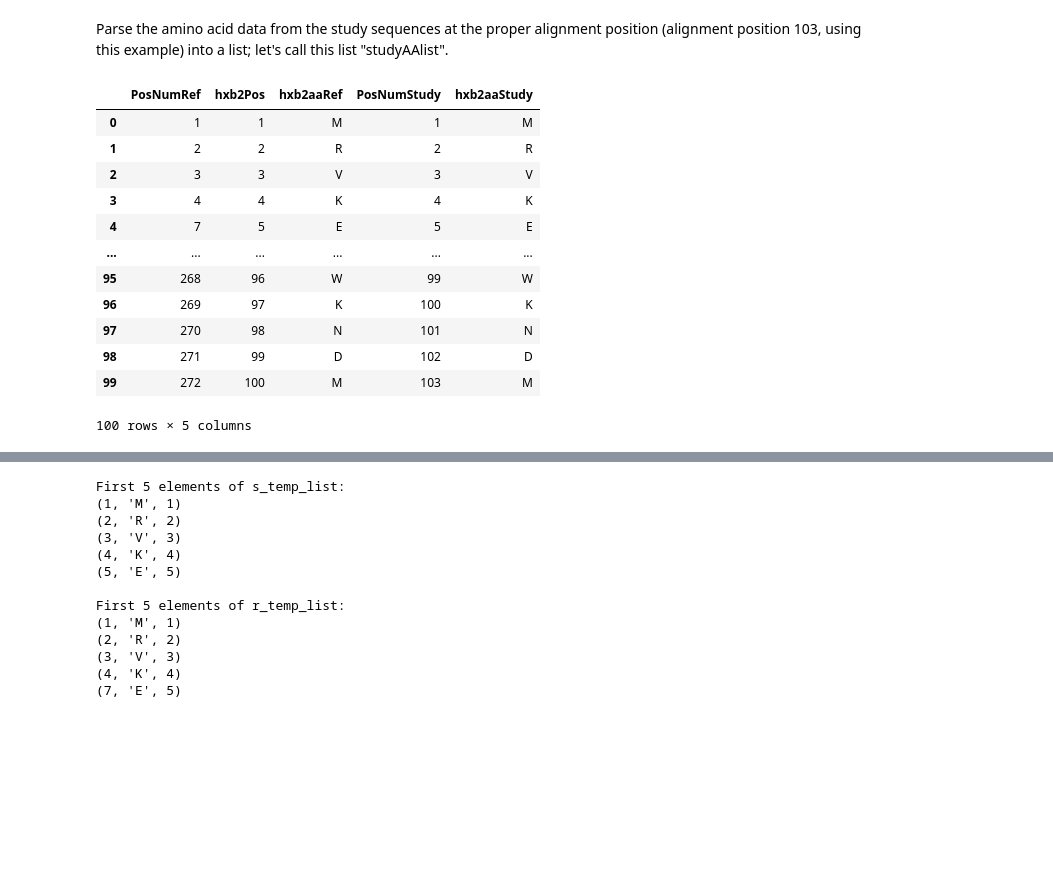
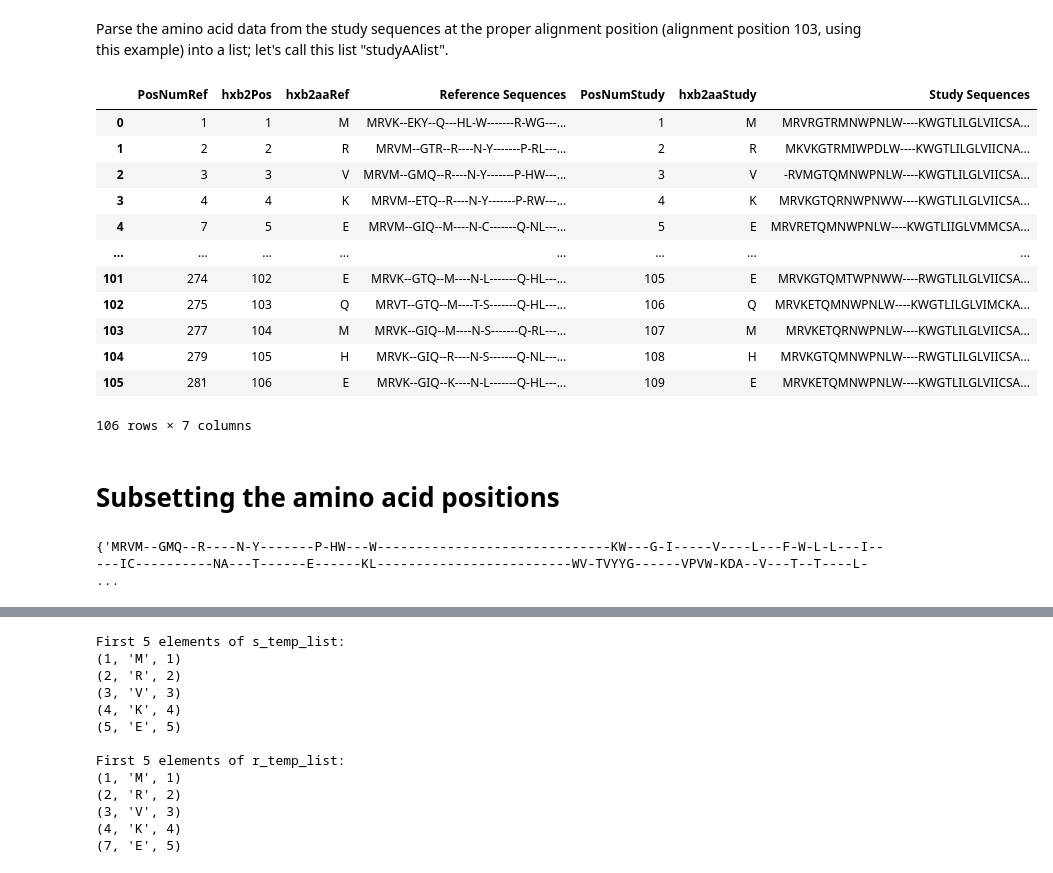
Before and after one commit to MarthinMandig/Fred_Hutch_HIV_Dump_Code, a Jupyter notebook: Fred_Hutch_RV144.ipynb, the cells around one changed output, grey strips where cells are left out. Cells and saved outputs as stored; diff of their text form; code cells hidden in the pictures; blank space fills up the shorter version.

```diff
--- a/Fred_Hutch_RV144.ipynb
+++ b/Fred_Hutch_RV144.ipynb
@@ -573,7 +574,7 @@ USMHRP_RV144_ref_seq_data = USMHRP_RV144_ref_seq_data.astype(str)
 
 ref_lanl_map = pd.read_csv("/Users/mmandig/Downloads/Fred Hutch HIV maps/lanl_env_aa_2022.map", sep="|")
 
-ref_lanl_map.insert(3, "Reference Sequence Data", USMHRP_RV144_ref_seq_data)
+ref_lanl_map.insert(3, "Reference Sequences", USMHRP_RV144_ref_seq_data)
 print(ref_lanl_map)
 
 ref_lanl_map['hxb2Pos'] = pd.to_numeric(ref_lanl_map['hxb2Pos'], errors='coerce')
@@ -650,30 +651,56 @@ Parse the amino acid data from the study sequences at the proper alignment posit
 # %%
 #CodeDump:
 
 AAlist = ref_lanl_map.merge(usmhrp_rv144_study_env_map, on= 'hxb2Pos', how='inner')
 
 
-AAlist = AAlist.drop(columns=['Reference Sequence Data', 'Study Sequences'])
+#AAlist = AAlist.drop(columns=['Reference Sequence Data', 'Study Sequences'])
 
 
 AAlist = AAlist.rename(columns={'posNum_x': 'PosNumRef', 'hxb2aa_y': 'hxb2aaStudy', 'hxb2aa_x': 'hxb2aaRef', 'posNum_y': 'PosNumStudy'})
 
 
 
 AAlist = pd.DataFrame(AAlist)
 
-AAlist[:100]
+AAlist
 # %% [output]
-|  | PosNumRef | hxb2Pos | hxb2aaRef | PosNumStudy | hxb2aaStudy |
-| 0 | 1 | 1 | M | 1 | M |
-| 1 | 2 | 2 | R | 2 | R |
-| 2 | 3 | 3 | V | 3 | V |
-| 3 | 4 | 4 | K | 4 | K |
-| 4 | 7 | 5 | E | 5 | E |
-| ... | ... | ... | ... | ... | ... |
-| 95 | 268 | 96 | W | 99 | W |
-| 96 | 269 | 97 | K | 100 | K |
-| 97 | 270 | 98 | N | 101 | N |
-| 98 | 271 | 99 | D | 102 | D |
-| 99 | 272 | 100 | M | 103 | M |
+|  | PosNumRef | hxb2Pos | hxb2aaRef | Reference Sequences | PosNumStudy | hxb2aaStudy | Study Sequences |
+| 0 | 1 | 1 | M | MRVK--EKY--Q---HL-W-------R-WG---... | 1 | M | MRVRGTRMNWPNLW----KWGTLILGLVIICSA... |
+| 1 | 2 | 2 | R | MRVM--GTR--R----N-Y-------P-RL---... | 2 | R | MKVKGTRMIWPDLW----KWGTLILGLVIICNA... |
+| 2 | 3 | 3 | V | MRVM--GMQ--R----N-Y-------P-HW---... | 3 | V | -RVMGTQMNWPNLW----KWGTLILGLVIICSA... |
+| 3 | 4 | 4 | K | MRVM--ETQ--R----N-Y-------P-RW---... | 4 | K | MRVKGTQRNWPNWW----KWGTLILGLVIICSA... |
+| 4 | 7 | 5 | E | MRVM--GIQ--M----N-C-------Q-NL---... | 5 | E | MRVRETQMNWPNLW----KWGTLIIGLVMMCSA... |
+| ... | ... | ... | ... | ... | ... | ... | ... |
+| 101 | 274 | 102 | E | MRVK--GTQ--M----N-L-------Q-HL---... | 105 | E | MRVKGTQMTWPNWW----RWGTLILGLVIICSA... |
+| 102 | 275 | 103 | Q | MRVT--GTQ--M----T-S-------Q-HL---... | 106 | Q | MRVKETQMNWPNLW----KWGTLILGLVIMCKA... |
+| 103 | 277 | 104 | M | MRVK--GIQ--M----N-S-------Q-RL---... | 107 | M | MRVKETQRNWPNLW----KWGTLILGLVIICSA... |
+| 104 | 279 | 105 | H | MRVK--GIQ--R----N-S-------Q-NL---... | 108 | H | MRVKGTQMNWPNLW----RWGTLILGLVIICSA... |
+| 105 | 281 | 106 | E | MRVK--GIQ--K----N-L-------Q-HL---... | 109 | E | MRVKETQMNWPNLW----KWGTLILGLVIICSA... |
-100 rows × 5 columns
+106 rows × 7 columns
+# %% [markdown]
+# Subsetting the amino acid positions
+# %%
+def Ri_Tally():
+    Ri_dict = {}
+
+    for i in sorted(ref_lanl_map['hxb2Pos'].unique()):
+        subset = ref_lanl_map[ref_lanl_map['hxb2Pos'] == i]
+        Ri = subset['Reference Sequences'].dropna().tolist()
+
+        total = len(Ri)
+        if total == 0:
+            Ri_dict[i] = {}
+            continue
+
+        counts = Counter(Ri)
+        proportions = {aa: count / total for aa, count in counts.items()}
+        Ri_dict[i] = proportions
+
+    return Ri_dict
+
+
+Ri_proportions = Ri_Tally()
+print(Ri_proportions[3])
+# %% [output]
+{'MRVM--GMQ--R----N-Y-------P-HW---W------------------------------KW---G-I-----V----L---F-W-L-L---I-----IC----------NA---T------E------KL-------------------------WV-TVYYG------VPVW-KDA--V---T--T----L- ...
```
Also changed, not shown: parts of 8 cells of this notebook.
